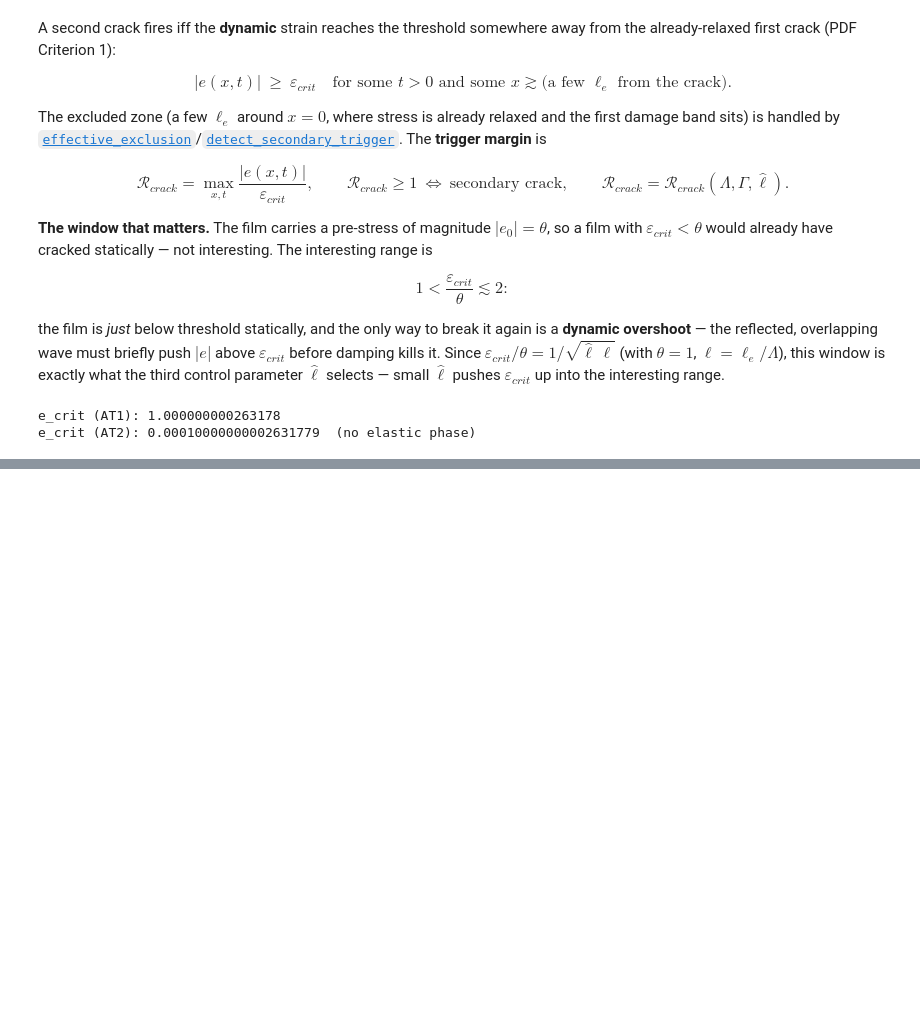
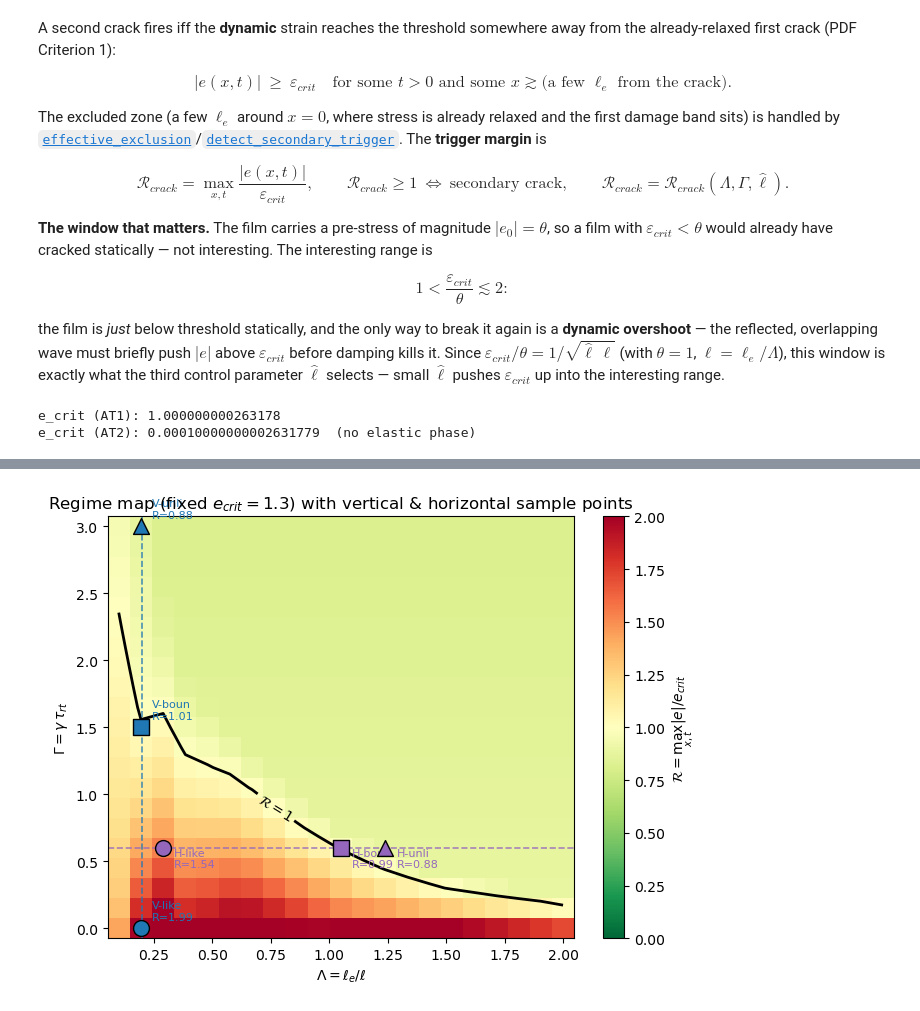
Before and after one commit to SBazrafshan0/Internship-2026, a Jupyter notebook: problems/secondary_theory.ipynb, the cells around one changed output, grey strips where cells are left out. Cells and saved outputs as stored; diff of their text form; code cells hidden in the pictures; blank space fills up the shorter version.

```diff
--- a/problems/secondary_theory.ipynb
+++ b/problems/secondary_theory.ipynb
@@ -457,0 +514,77 @@ sweep = sc.trigger_map(Lambda_bars=np.linspace(0.1, 2.0, 12),
+# %%
+# ---------------------------------------------------------------------------
+# 8a. Build one clean R(Lambda, Gamma) map (fixed e_crit) and choose the six
+#     sample points: a vertical triple (fixed Lambda) and a horizontal triple
+#     (fixed Gamma), each spanning likely / boundary / unlikely.
+# ---------------------------------------------------------------------------
+OUT = ROOT / "output"
+
+e_crit_val = 1.3                                   # same threshold as section 6
+Lam_axis = np.linspace(0.1, 2.0, 21)               # geometry Lambda = ell_e/ell
+Gam_axis = np.linspace(0.0, 3.0, 21)               # damping number Gamma
+
+# coarse resolution for the dense field (as trigger_map does) -> fast
+_field_pars = {"e_crit": e_crit_val, "n_modes": 120, "n_x": 200, "n_t": 400}
+
+def margin(Lam, Gam, pars=_field_pars):
+    r = sc.run_problem({**pars, "Lambda_bar": float(Lam), "Gamma": float(Gam)},
+                       plot=False, verbose=False)
+    xm = r["x"] >= r["x_excl"]
+    return np.abs(r["e_xt"][xm, :]).max() / r["e_crit"]
+
+R = np.array([[margin(L, G) for L in Lam_axis] for G in Gam_axis])   # R[gi, li]
+
+# --- choose the lines and the three points on each ---------------------------
+Lam_v = 0.20                       # vertical line: long film (strong overshoot)
+Gam_h = 0.60                       # horizontal line: moderate damping
+iv = int(np.argmin(np.abs(Lam_axis - Lam_v)))
+jh = int(np.argmin(np.abs(Gam_axis - Gam_h)))
+
+def triple(vals):
+    """Return indices (likely=max R, boundary=|R-1| min, unlikely=min R)."""
+    return dict(likely=int(np.argmax(vals)),
+                boundary=int(np.argmin(np.abs(vals - 1.0))),
+                unlikely=int(np.argmin(vals)))
+
+col = R[:, iv]                      # R vs Gamma at fixed Lambda_v (vertical)
+row = R[jh, :]                      # R vs Lambda at fixed Gamma_h (horizontal)
+tv, th = triple(col), triple(row)
+
+pts_vert = [(Lam_axis[iv], Gam_axis[tv[k]], col[tv[k]], k) for k in
+            ("likely", "boundary", "unlikely")]
+pts_horiz = [(Lam_axis[th[k]], Gam_axis[jh], row[th[k]], k) for k in
+             ("likely", "boundary", "unlikely")]
+
+print("vertical  line  Lambda =", round(Lam_v, 3))
+for L, G, r, k in pts_vert:
+    print(f"   {k:8s}: Gamma={G:4.2f}  R={r:4.2f}  -> {'SECONDARY' if r>=1 else 'none'}")
+print("horizontal line Gamma  =", round(Gam_h, 3))
+for L, G, r, k in pts_horiz:
+    print(f"   {k:8s}: Lambda={L:4.2f}  R={r:4.2f}  -> {'SECONDARY' if r>=1 else 'none'}")
+
+# --- draw the map with the two lines and the six points ----------------------
+fig, ax = plt.subplots(figsize=(6.8, 5.2))
+pc = ax.pcolormesh(Lam_axis, Gam_axis, R, shading="auto", cmap="RdYlGn_r",
+                   vmin=0.0, vmax=2.0)
+cs = ax.contour(Lam_axis, Gam_axis, R, levels=[1.0], colors="k", linewidths=2)
+ax.clabel(cs, fmt=r"$\mathcal{R}=1$", fontsize=10)
+fig.colorbar(pc, ax=ax, label=r"$\mathcal{R}=\max_{x,t}|e|/e_{crit}$")
+ax.axvline(Lam_v, color="tab:blue", ls="--", lw=1.2, alpha=0.8)
+ax.axhline(Gam_h, color="tab:purple", ls="--", lw=1.2, alpha=0.8)
+mk = {"likely": "o", "boundary": "s", "unlikely": "^"}
+for L, G, r, k in pts_vert:
+    ax.scatter([L], [G], marker=mk[k], s=130, edgecolor="k", facecolor="tab:blue", zorder=5)
+    ax.annotate(f"V-{k[:4]}\nR={r:.2f}", (L, G), textcoords="offset points",
+                xytext=(8, 6), fontsize=8, color="tab:blue")
+for L, G, r, k in pts_horiz:
+    ax.scatter([L], [G], marker=mk[k], s=130, edgecolor="k", facecolor="tab:purple", zorder=5)
+    ax.annotate(f"H-{k[:4]}\nR={r:.2f}", (L, G), textcoords="offset points",
+                xytext=(8, -14), fontsize=8, color="tab:purple")
+ax.set_xlabel(r"$\Lambda=\ell_e/\ell$"); ax.set_ylabel(r"$\Gamma=\gamma\,\tau_{rt}$")
+ax.set_title(r"Regime map (fixed $e_{crit}=%.1f$) with vertical & horizontal sample points" % e_crit_val)
+fig.tight_layout()
+for ext in ("png", "pdf"):
+    fig.savefig(OUT / f"secondary_validation_map.{ext}", dpi=150, bbox_inches="tight")
+print("saved", OUT / "secondary_validation_map.png")
+plt.show()
+# %% [output]
@@ -457,0 +600 @@ sweep = sc.trigger_map(Lambda_bars=np.linspace(0.1, 2.0, 12),
+[figure, added]
```
Also changed, not shown: parts of 24 cells of this notebook, 22 other files.
